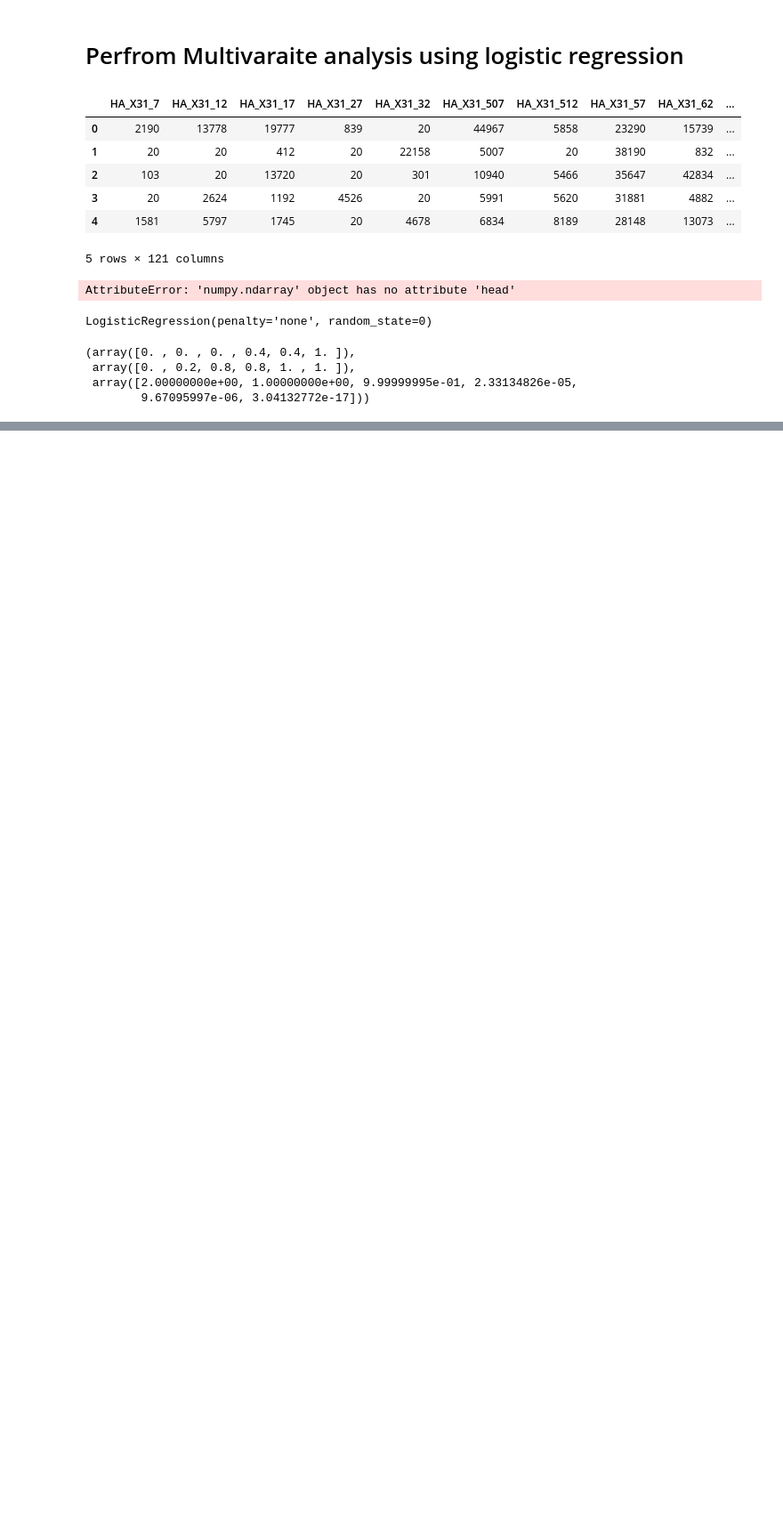
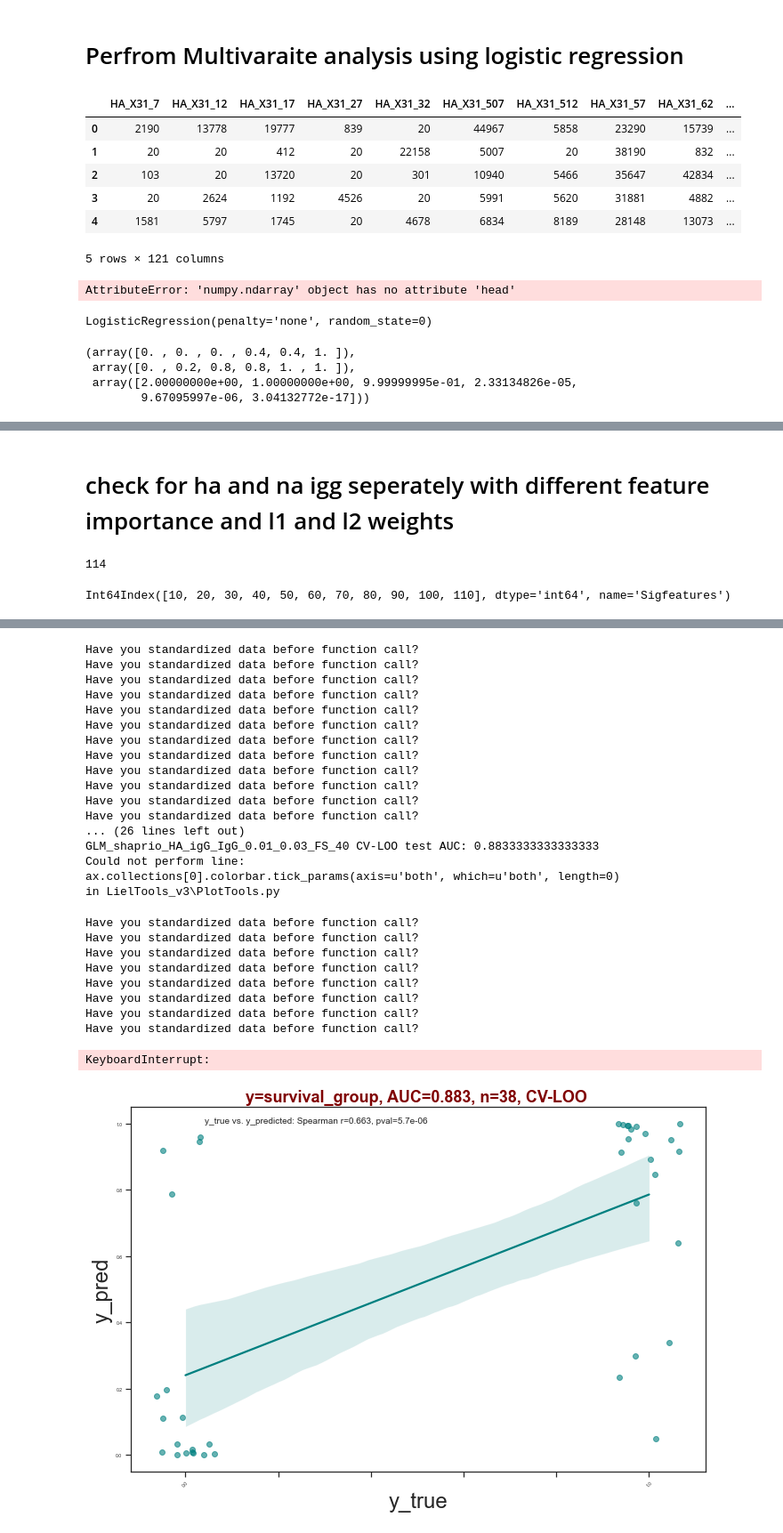
Before and after one commit to vikasjain26/Rapamycin, a Jupyter notebook: Src/Rapamycin_project.ipynb, the cells around one changed output, grey strips where cells are left out. Shown at 89% size. Saved outputs shown, nothing was run; the diff lists cells and outputs as text; code cells hidden in the pictures; blank space fills up the shorter version.

Commit message:
updates for fearure selections

```diff
--- a/Src/Rapamycin_project.ipynb
+++ b/Src/Rapamycin_project.ipynb
@@ -1190,3 +1193,10 @@ fpr, tpr, thresholds
  array([0. , 0.2, 0.8, 0.8, 1. , 1. ]),
  array([2.00000000e+00, 1.00000000e+00, 9.99999995e-01, 2.33134826e-05,
         9.67095997e-06, 3.04132772e-17]))
+# %%
+def get_important_feature(Xtrain,ytrain,num_features):
+    fs = SelectFromModel(RandomForestClassifier(n_estimators=1000),max_features=num_features)
+    fs = fs.fit(Xtrain,ytrain)
+    feature_idx = fs.get_support()
+    feature_name = Xtrain.columns[feature_idx]
+    return feature_name
@@ -1192,0 +1699,46 @@ fpr, tpr, thresholds
+# %% [markdown]
+# check for ha and na igg seperately with different feature importance and l1 and l2 weights
+# %%
+pathaigg = os.path.join(rootpath,"HA_IgG")
+df_ha_igG = rt.readInputFiles(pathaigg,"GLM_HA_IgG_ShaprioTest_Live_Dead.xlsx")
+df_ha_igG = rt.get_standardised_df(df_ha_igG)
+
+
+x_cols_list = rt.DataTools.list_removeItemIfExists(list(df_ha_igG.columns),outcome)
+len(x_cols_list)
+#LogisticRegression(random_state=0,penalty="elasticnet",fit_intercept =True,solver="saga",l1_ratio = 0.5)
+
+X_train, X_test, y_train, y_test = train_test_split(df_ha_igG[x_cols_list], df_ha_igG[outcome], test_size=0.30, random_state=1)
+no_of_features = [10,20,30,40,50,60,70,80,90,100,110]
+l1 = 0.01
+l2 = 0.03
+no_of_feature_with_auc_dict_ha_igG = dict.fromkeys(no_of_features)
+
+final_res_auc_ha_igg = pd.DataFrame(columns=["Auc","FPR","TPR"],index = no_of_features)
+
+final_res_auc_ha_igg.index.set_names('Sigfeatures')
+glmoutputpath = os.path.join(pathaigg,"NoteBookOutput")
+
+for num_features in no_of_features:
+
+    feature_names = get_important_feature(X_train,y_train,num_features)
+
+    #remove the outcome column dataframe
+    x_cols_list = rt.DataTools.list_removeItemIfExists(list(feature_names),outcome)
+    resdict = rt.glm.glm_LOO(glmoutputpath, df_ha_igG, y_col_name=outcome, x_cols_list = x_cols_list, model_name = "GLM_shaprio_HA_igG_IgG_0.01_0.03_FS_{}".format(len(x_cols_list)),
+                                  heatmap_figsize=(30,20), bar_figsize=(50,25),
+                                   alpha=l1, L1_wt=l2, heatmap_annotate_text=True, logistic=True)
+
+    no_of_feature_with_auc_dict_ha_igG.update({num_features:resdict})
+
+#write the all the auc details to a excel sheet
+
+for feature_num in no_of_feature_with_auc_dict_ha_igG.keys():
+    final_res_auc_ha_igg.at[feature_num,"Auc"] = no_of_feature_with_auc_dict_ha_igG[feature_num]['roc_auc_info']['auc']
+    final_res_auc_ha_igg.at[feature_num,"FPR"] = no_of_feature_with_auc_dict_ha_igG[feature_num]['roc_auc_info']['rates']['false positive rate']
+    final_res_auc_ha_igg.at[feature_num,"TPR"] = no_of_feature_with_auc_dict_ha_igG[feature_num]['roc_auc_info']['rates']['true positive rate']
+
+rt.writeOutputFile(pathaigg,"RoC_AUC_for_different_features_by_importanc.xlsx",final_res_auc_ha_igg,write_index = True)
+# %% [output]
+114
+Int64Index([10, 20, 30, 40, 50, 60, 70, 80, 90, 100, 110], dtype='int64', name='Sigfeatures')
@@ -1192,0 +1796,27 @@ fpr, tpr, thresholds
+Have you standardized data before function call?
+Have you standardized data before function call?
+Have you standardized data before function call?
+Have you standardized data before function call?
+Have you standardized data before function call?
+Have you standardized data before function call?
+Have you standardized data before function call?
+Have you standardized data before function call?
+Have you standardized data before function call?
+Have you standardized data before function call?
+Have you standardized data before function call?
+Have you standardized data before function call?
+... (26 lines left out)
+GLM_shaprio_HA_igG_IgG_0.01_0.03_FS_40 CV-LOO test AUC: 0.8833333333333333
+Could not perform line:
+ax.collections[0].colorbar.tick_params(axis=u'both', which=u'both', length=0)
+in LielTools_v3\PlotTools.py
+Have you standardized data before function call?
+Have you standardized data before function call?
+Have you standardized data before function call?
+Have you standardized data before function call?
+Have you standardized data before function call?
+Have you standardized data before function call?
+Have you standardized data before function call?
+Have you standardized data before function call?
+KeyboardInterrupt:
+[figure, added]
```
Also changed, not shown: parts of 9 cells of this notebook, 4 other files.
